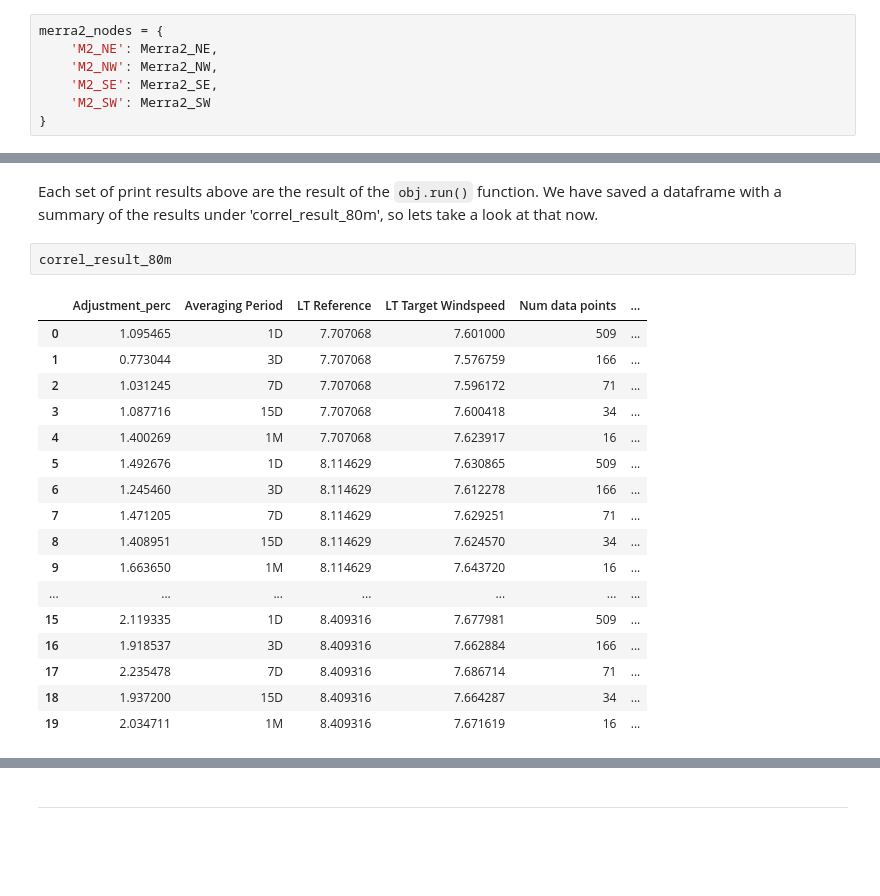
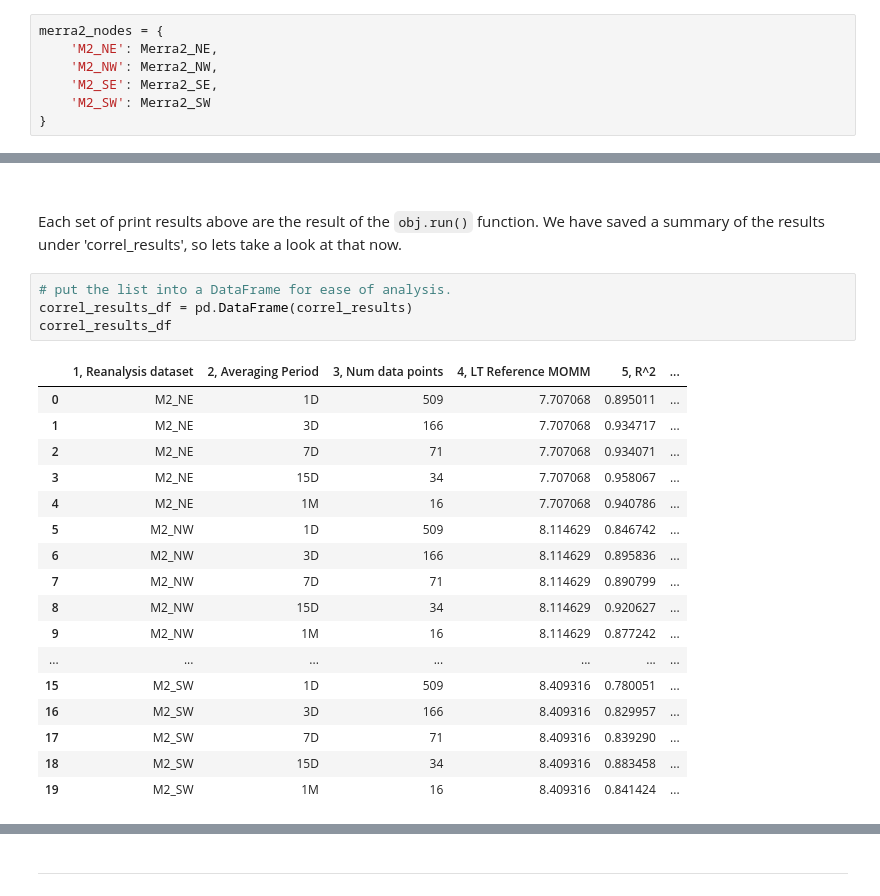
Before and after one commit to brightwind-dev/brightwind, a Jupyter notebook: docs/source/tutorials/becoming_a_correlation_wizard.ipynb, the cells around one changed output, grey strips where cells are left out. Drawn from its saved outputs; the diff is of its cells as text; blank space fills up the shorter version.

```diff
--- a/docs/source/tutorials/becoming_a_correlation_wizard.ipynb
+++ b/docs/source/tutorials/becoming_a_correlation_wizard.ipynb
@@ -272,23 +295,28 @@ for node in merra2_nodes:
 # %% [markdown]
-Each set of print results above are the result of the `obj.run()` function. We have saved a dataframe with a summary of the results under 'correl_result_80m', so lets take a look at that now.
+<div style='margin-top: 2em; margin-bottom: 2em;'>
+</div>
+
+Each set of print results above are the result of the `obj.run()` function. We have saved a summary of the results under 'correl_results', so lets take a look at that now.
-# %%
-correl_result_80m
-# %% [output]
-|  | Adjustment_perc | Averaging Period | LT Reference | LT Target Windspeed | Num data points | ... |
-| 0 | 1.095465 | 1D | 7.707068 | 7.601000 | 509 | ... |
-| 1 | 0.773044 | 3D | 7.707068 | 7.576759 | 166 | ... |
-| 2 | 1.031245 | 7D | 7.707068 | 7.596172 | 71 | ... |
-| 3 | 1.087716 | 15D | 7.707068 | 7.600418 | 34 | ... |
-| 4 | 1.400269 | 1M | 7.707068 | 7.623917 | 16 | ... |
-| 5 | 1.492676 | 1D | 8.114629 | 7.630865 | 509 | ... |
-| 6 | 1.245460 | 3D | 8.114629 | 7.612278 | 166 | ... |
-| 7 | 1.471205 | 7D | 8.114629 | 7.629251 | 71 | ... |
-| 8 | 1.408951 | 15D | 8.114629 | 7.624570 | 34 | ... |
-| 9 | 1.663650 | 1M | 8.114629 | 7.643720 | 16 | ... |
-| ... | ... | ... | ... | ... | ... | ... |
-| 15 | 2.119335 | 1D | 8.409316 | 7.677981 | 509 | ... |
-| 16 | 1.918537 | 3D | 8.409316 | 7.662884 | 166 | ... |
-| 17 | 2.235478 | 7D | 8.409316 | 7.686714 | 71 | ... |
-| 18 | 1.937200 | 15D | 8.409316 | 7.664287 | 34 | ... |
-| 19 | 2.034711 | 1M | 8.409316 | 7.671619 | 16 | ... |
+# %%
+# put the list into a DataFrame for ease of analysis.
+correl_results_df = pd.DataFrame(correl_results)
+correl_results_df
+# %% [output]
+|  | 1, Reanalysis dataset | 2, Averaging Period | 3, Num data points | 4, LT Reference MOMM | 5, R^2 | ... |
+| 0 | M2_NE | 1D | 509 | 7.707068 | 0.895011 | ... |
+| 1 | M2_NE | 3D | 166 | 7.707068 | 0.934717 | ... |
+| 2 | M2_NE | 7D | 71 | 7.707068 | 0.934071 | ... |
+| 3 | M2_NE | 15D | 34 | 7.707068 | 0.958067 | ... |
+| 4 | M2_NE | 1M | 16 | 7.707068 | 0.940786 | ... |
+| 5 | M2_NW | 1D | 509 | 8.114629 | 0.846742 | ... |
+| 6 | M2_NW | 3D | 166 | 8.114629 | 0.895836 | ... |
+| 7 | M2_NW | 7D | 71 | 8.114629 | 0.890799 | ... |
+| 8 | M2_NW | 15D | 34 | 8.114629 | 0.920627 | ... |
+| 9 | M2_NW | 1M | 16 | 8.114629 | 0.877242 | ... |
+| ... | ... | ... | ... | ... | ... | ... |
+| 15 | M2_SW | 1D | 509 | 8.409316 | 0.780051 | ... |
+| 16 | M2_SW | 3D | 166 | 8.409316 | 0.829957 | ... |
+| 17 | M2_SW | 7D | 71 | 8.409316 | 0.839290 | ... |
+| 18 | M2_SW | 15D | 34 | 8.409316 | 0.883458 | ... |
+| 19 | M2_SW | 1M | 16 | 8.409316 | 0.841424 | ... |
 # %% [markdown]
```
Also changed, not shown: parts of 31 cells of this notebook.
